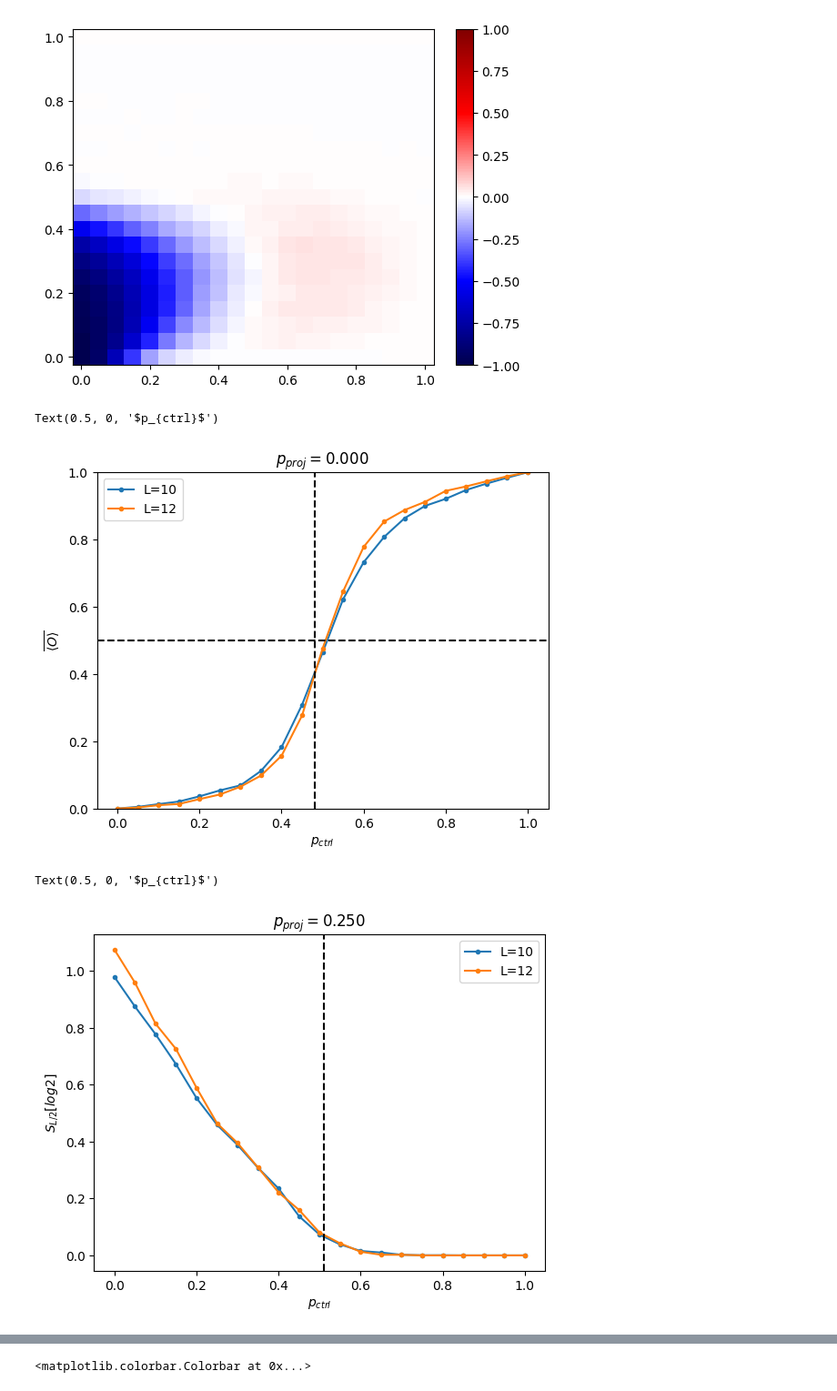
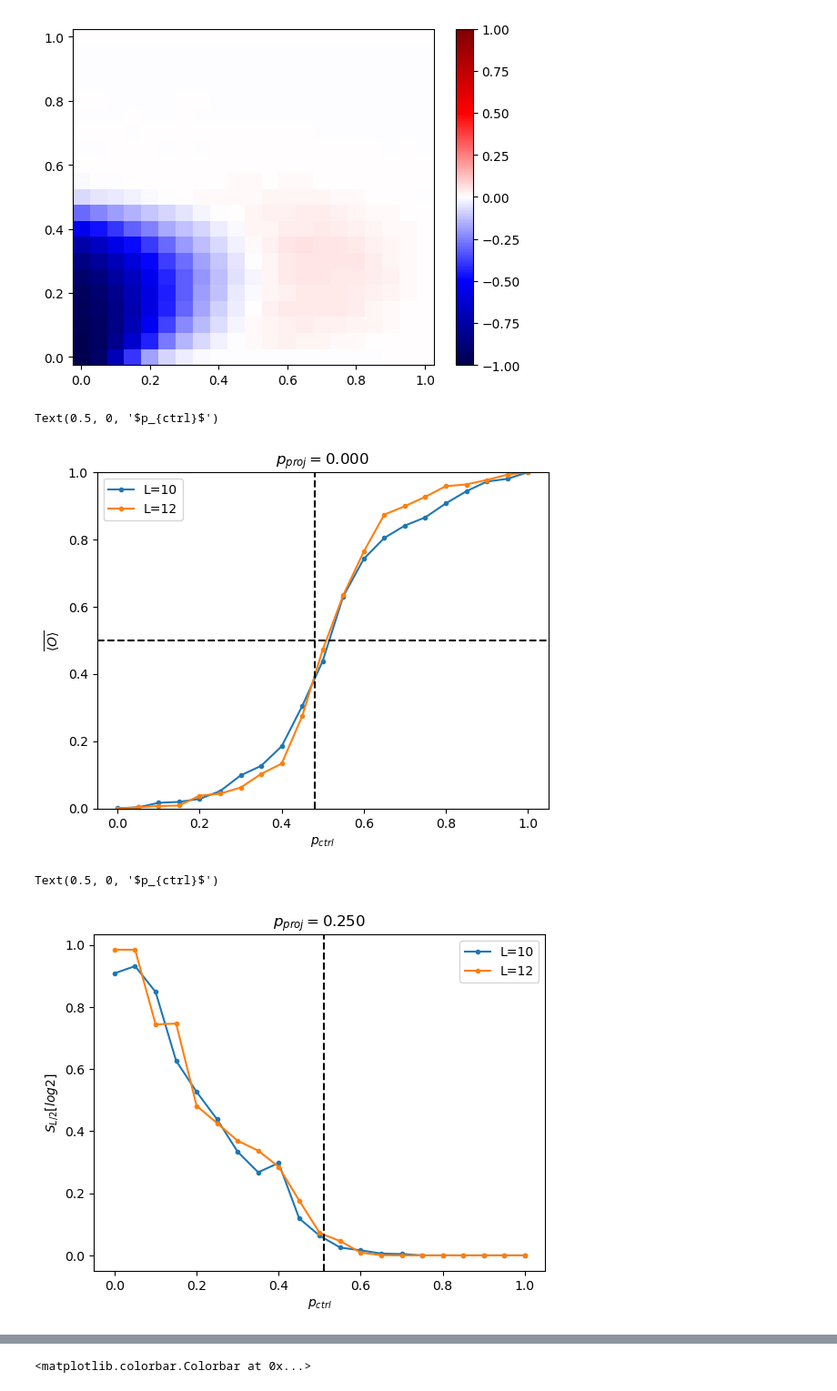
Before and after one commit to hainingpan/control_transition, a Jupyter notebook: fig.ipynb, the cells around one changed output, grey strips where cells are left out. Shown at 91% size. Cells and saved outputs as stored; diff of their text form; code cells hidden in the pictures.

```diff
--- a/fig.ipynb
+++ b/fig.ipynb
@@ -66,5 +66,5 @@ plt.colorbar()
 <matplotlib.colorbar.Colorbar at 0x...>
 [figure]
 # %%
-with open('CT_En1000_pctrl(0.00,1.00,21)_pproj(0.00,1.00,21)_L(10,14,2)_xj(0).pickle','rb') as f:
+with open('CT_En100_pctrl(0.00,1.00,21)_pproj(0.00,1.00,21)_L(10,14,2)_xj(0).pickle','rb') as f:
     data2=pickle.load(f)
@@ -78,32 +76,32 @@ L_list_2=np.arange(*data2['args'].L)
 fig,ax=plt.subplots()
 p_proj_idx=0
 for i in range(data2['O'].shape[0]):
-    ax.plot(p_ctrl_list_2,data2['O'][i,:,p_proj_idx].mean(axis=-1),'.-',label=f'L={L_list[i]}')
+    ax.plot(p_ctrl_list_2,data2['O'][i,:,p_proj_idx].mean(axis=-1),'.-',label=f'L={L_list_2[i]}')
 ax.legend()
 ax.axvline(x=0.48,ls='dashed',color='k')
 ax.axhline(y=0.5,ls='dashed',color='k')
 # ax.set_xlim([.2,.8])
 ax.set_ylim([0,1])
-ax.set_title(f'$p_{{proj}}={p_proj_list[p_proj_idx]:.3f}$')
+ax.set_title(f'$p_{{proj}}={p_proj_list_2[p_proj_idx]:.3f}$')
 ax.set_ylabel(r'$\overline{\langle O \rangle}$')
 ax.set_xlabel('$p_{ctrl}$')
 # %% [output]
 Text(0.5, 0, '$p_{ctrl}$')
-[figure, old version]
+[figure, new version]
 # %%
 fig,ax=plt.subplots()
 p_proj_idx=5
 for i in range(data2['EE'].shape[0]):
-    ax.plot(p_ctrl_list_2,data2['EE'][i,:,p_proj_idx].mean(axis=-1)/np.log(2),'.-',label=f'L={L_list[i]}')
+    ax.plot(p_ctrl_list_2,data2['EE'][i,:,p_proj_idx].mean(axis=-1)/np.log(2),'.-',label=f'L={L_list_2[i]}')
 ax.legend()
 ax.axvline(x=0.51,ls='dashed',color='k')
 # ax.set_xlim([.2,.8])
-ax.set_title(f'$p_{{proj}}={p_proj_list[p_proj_idx]:.3f}$')
+ax.set_title(f'$p_{{proj}}={p_proj_list_2[p_proj_idx]:.3f}$')
 ax.set_ylabel('$S_{L/2} [log 2]$')
 ax.set_xlabel('$p_{ctrl}$')
 # %% [output]
 Text(0.5, 0, '$p_{ctrl}$')
-[figure, old version]
+[figure, new version]
 # %%
 fig,ax=plt.subplots()
 p_proj_idx=3
```
Also changed, not shown: parts of 2 cells of this notebook, 1 other file.
